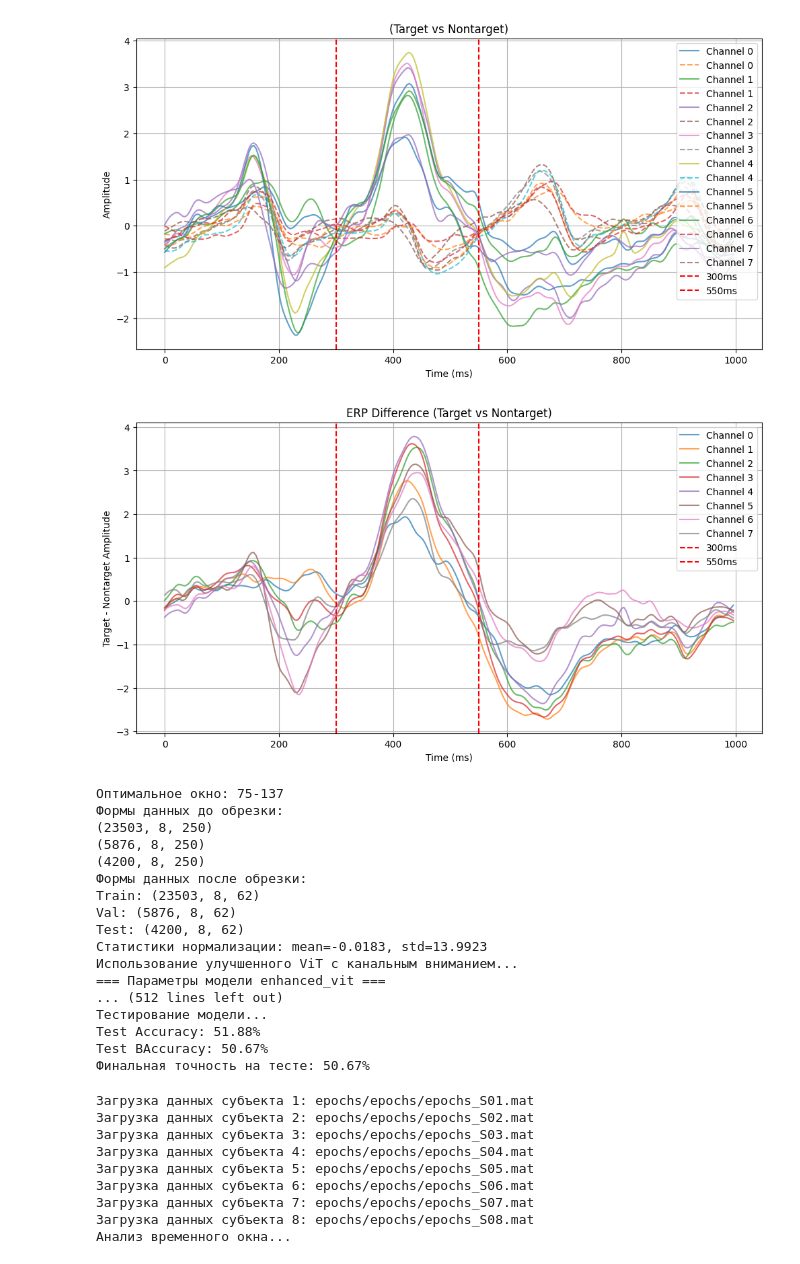
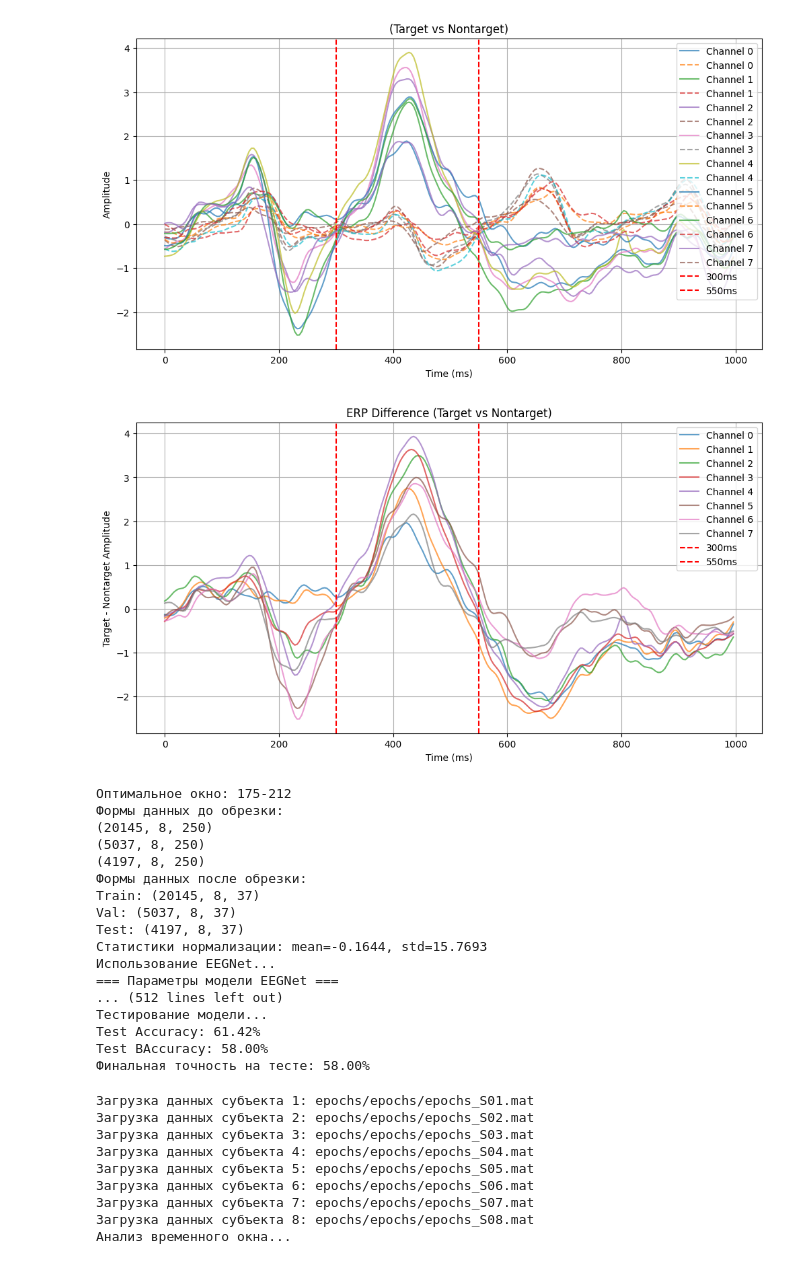
Before and after one commit to DanilSidkov/Decoding-P300EEG2Word, a Jupyter notebook: notebooks/new_pipline.ipynb, the cells around one changed output. Saved outputs shown, nothing was run; the diff lists cells and outputs as text; code cells hidden in the pictures.

```diff
--- a/notebooks/new_pipline.ipynb
+++ b/notebooks/new_pipline.ipynb
@@ -1,7 +1,7 @@
 # %%
 from models.new_pipeline import improved_pipeline
 # %%
-datapath = ['epochs/epochs/epochs_S01.mat',
+datapath = [#'epochs/epochs/epochs_S01.mat',
             'epochs/epochs/epochs_S02.mat',
             'epochs/epochs/epochs_S03.mat',
             'epochs/epochs/epochs_S04.mat',
@@ -11,5 +11,5 @@ datapath = ['epochs/epochs/epochs_S01.mat',
             'epochs/epochs/epochs_S08.mat'
            ]
 # %%
-model, history, accuracy = improved_pipeline(datapath, test_subject=1, method=None,use_autoencoder=False, use_smote='auto', model_type='enhanced_vit')
+model, history, accuracy = improved_pipeline(datapath, test_subject=5, method=None,use_autoencoder=False, use_smote='auto', model_type='eeg')
 # %% [output]
@@ -24,23 +23,23 @@ model, history, accuracy = improved_pipeline(datapath, test_subject=1, method=No
 Анализ временного окна...
-[figure, old version]
+[figure, new version]
-[figure, old version]
+[figure, new version]
-Оптимальное окно: 75-137
+Оптимальное окно: 175-212
 Формы данных до обрезки:
-(23503, 8, 250)
-(5876, 8, 250)
-(4200, 8, 250)
+(20145, 8, 250)
+(5037, 8, 250)
+(4197, 8, 250)
 Формы данных после обрезки:
-Train: (23503, 8, 62)
-Val: (5876, 8, 62)
-Test: (4200, 8, 62)
-Статистики нормализации: mean=-0.0183, std=13.9923
-Использование улучшенного ViT с канальным вниманием...
-=== Параметры модели enhanced_vit ===
+Train: (20145, 8, 37)
+Val: (5037, 8, 37)
+Test: (4197, 8, 37)
+Статистики нормализации: mean=-0.1644, std=15.7693
+Использование EEGNet...
+=== Параметры модели EEGNet ===
 ... (512 lines left out)
 Тестирование модели...
-Test Accuracy: 51.88%
-Test BAccuracy: 50.67%
-Финальная точность на тесте: 50.67%
+Test Accuracy: 61.42%
+Test BAccuracy: 58.00%
+Финальная точность на тесте: 58.00%
 # %%
 model, history, accuracy = improved_pipeline(datapath, test_subject=1, use_autoencoder = True)
 # %% [output]
```
Also changed, not shown: parts of 2 cells of this notebook, 15 other files.
